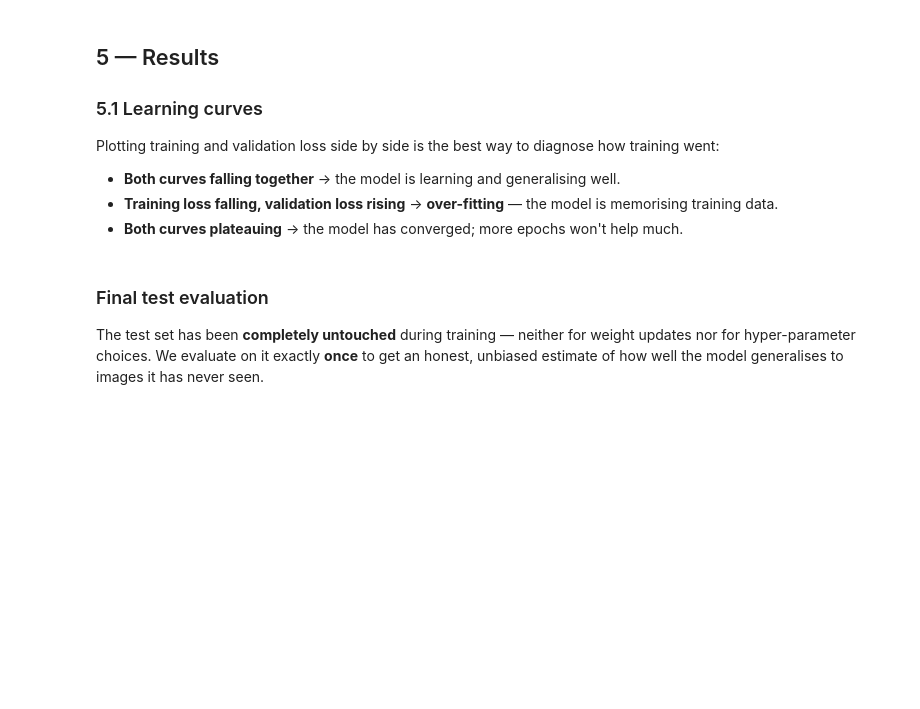
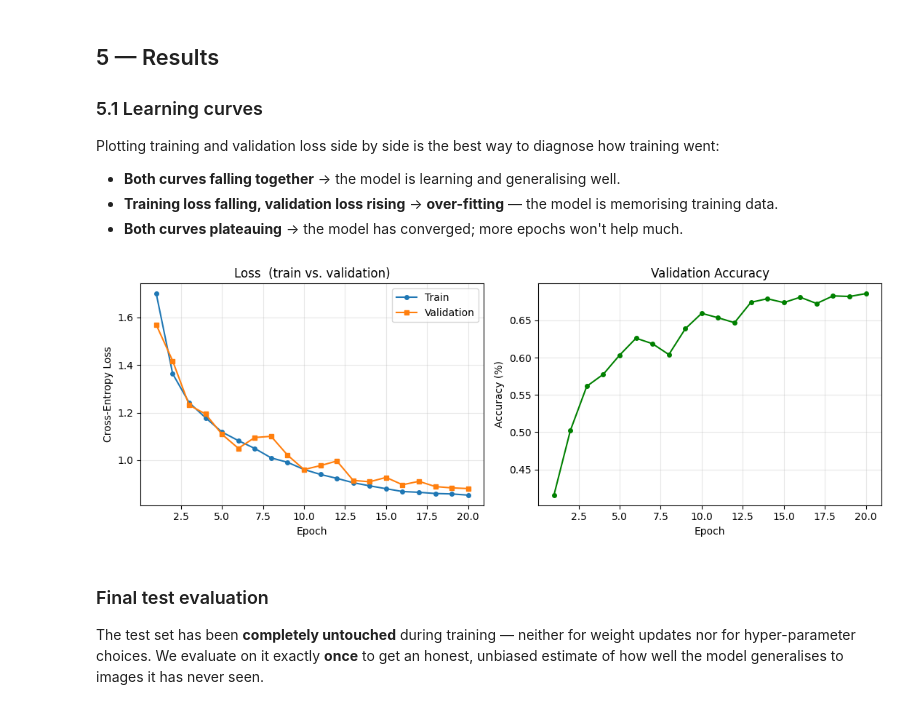
Before and after one commit to seancanobrien/AGQ-computing-2026, a Jupyter notebook: Week5/Attention_Questions.ipynb, the cells around one changed output. Cells and saved outputs as stored; diff of their text form; code cells hidden in the pictures; blank space fills up the shorter version.

```diff
--- a/Week5/Attention_Questions.ipynb
+++ b/Week5/Attention_Questions.ipynb
@@ -478,9 +489,8 @@ the training set, which reduces over-fitting:
 # Augmentation is applied randomly each time an image is loaded, so the
 # model never sees the exact same version of an image twice.
 train_transform = transforms.Compose([
-
-    ## FINISH_ME ##   Add at least 2 transforms to the dataset when being tained
-
+    transforms.RandomHorizontalFlip(),
+    transforms.RandomCrop(32, padding=4),
     transforms.ToTensor()                      # PIL → tensor, scale to [0, 1]
 ])
 
@@ -656,8 +699,8 @@ def train_one_epoch(model, loader, criterion, optimizer):
         optimizer.zero_grad()          # reset gradients from previous step
         logits = model(images)         # forward pass  → (B, 10)
         loss   = criterion(logits, labels)   # compute cross-entropy loss
-        ## FINISH_ME ## Go backwards   # backpropagate gradients
-        ## FINISH_ME ## Optimizer step # update weights
+        loss.backward() # Go backwards   # backpropagate gradients
+        optimizer.step() # Optimizer step # update weights
 
         # Accumulate batch loss (weighted by batch size for correct average)
         running_loss += loss.item() * images.size(0)
@@ -690,8 +733,8 @@ def evaluate(model, loader, criterion):
         pbar.set_postfix(loss=f"{running_loss / total:.4f}",
                          acc=f"{100.0 * correct / total:.1f}%")
 
-    avg_loss = ## FINISH_ME ## What's the average loss?
-    pct_acc = ## FINISH_ME ## What's the average accuracy?
+    avg_loss = running_loss / total ## What's the average loss?
+    pct_acc = correct / total ## What's the average accuracy?
 
     return avg_loss, pct_acc
 # %% [markdown]
@@ -749,25 +828,27 @@ how training went:
 # %%
 fig, (ax1, ax2) = plt.subplots(1, 2, figsize=(11, 4))
 epochs = range(1, NUM_EPOCHS + 1)
 
 # ── Left panel: loss curves ──────────────────────────────────────────
-ax1.plot(epochs, ## FINISH_ME ## plot the 'train_loss', marker='o', markersize=4, label='Train')
-ax1.plot(epochs, ## FINISH_ME ## plot the validation loss against this,   marker='s', markersize=4, label='Validation')
+ax1.plot(epochs, history["train_loss"], marker='o', markersize=4, label='Train')
+ax1.plot(epochs, history["val_loss"], marker='s', markersize=4, label='Validation')
 ax1.set_title("Loss  (train vs. validation)")
 ax1.set_xlabel("Epoch")
 ax1.set_ylabel("Cross-Entropy Loss")
 ax1.legend()
 ax1.grid(True, alpha=0.3)
 
 # ── Right panel: validation accuracy ─────────────────────────────────
-ax2.plot(epochs, ## FINISH_ME ## plot the validation accuracy, marker='o', markersize=4, color='green')
+ax2.plot(epochs, history["val_acc"], marker='o', markersize=4, color='green')
 ax2.set_title("Validation Accuracy")
 ax2.set_xlabel("Epoch")
 ax2.set_ylabel("Accuracy (%)")
 ax2.grid(True, alpha=0.3)
 
 fig.tight_layout()
 plt.show()
+# %% [output]
+[figure, added]
 # %% [markdown]
 ### Final test evaluation
 
```
Also changed, not shown: parts of 13 cells of this notebook.
